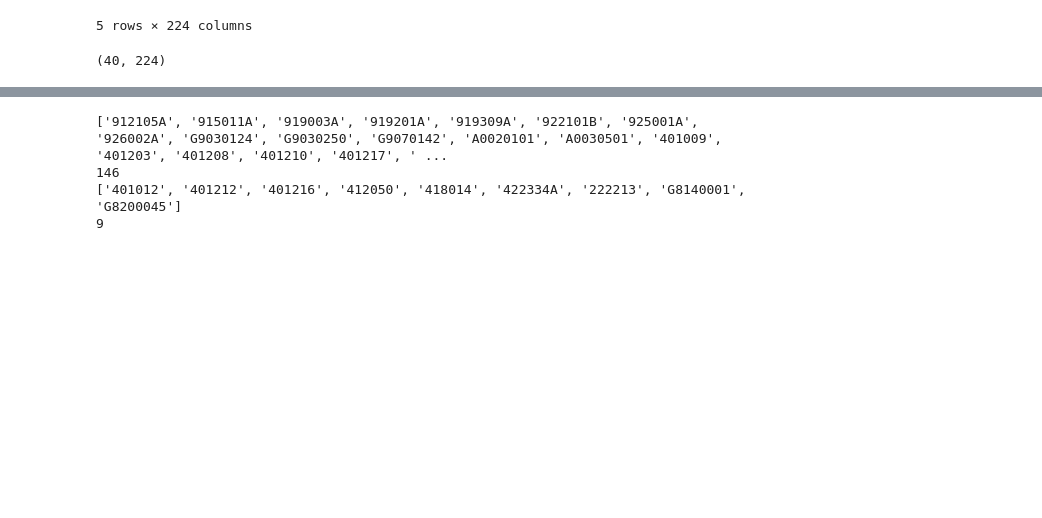
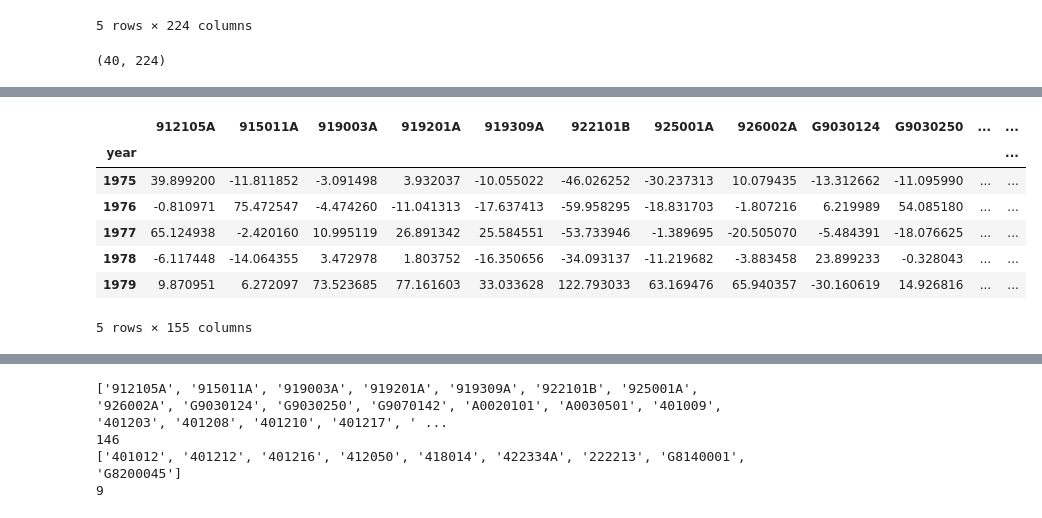
Before and after one commit to Sankalp-2820/Regional-Flood-Frequency-Analysis, a Jupyter notebook: CE6670_Project_Part_3.ipynb, the cells around one changed output, grey strips where cells are left out. Saved outputs shown, nothing was run; the diff lists cells and outputs as text; code cells hidden in the pictures; blank space fills up the shorter version.

```diff
--- a/CE6670_Project_Part_3.ipynb
+++ b/CE6670_Project_Part_3.ipynb
@@ -244,7 +261,3 @@ cols = ['912105A',
  '315450',
  '318076']
 cols
-# %%
-from scipy import signal
-for name in cols:
-  precipitation[name] = signal.detrend(precipitation[name], axis=0, type='linear', bp=0)
@@ -250,0 +278,28 @@ for name in cols:
+# %%
+for col in cols:
+  time_series = precipitation[col]
+  trendline_coefficients = np.polyfit(np.arange(len(time_series)), time_series, 1)
+  trendline = np.polyval(trendline_coefficients, np.arange(len(time_series)))
+  precipitation[col] = time_series - trendline
+
+
+# plt.figure(figsize=(10, 6))
+# plt.plot(np.arange(40),time_series, label='Original Time Series')
+# plt.plot(np.arange(40),trendline, label='Trendline', linestyle='--', color='red')
+# plt.plot(np.arange(40),detrended_time_series, label='Detrended Time Series')
+# plt.legend()
+# plt.xlabel('Time')
+# plt.ylabel('Value')
+# plt.title('Detrending a Time Series')
+# plt.show()
+# %%
+precipitation.head()
+# %% [output]
+|  | 912105A | 915011A | 919003A | 919201A | 919309A | 922101B | 925001A | 926002A | G9030124 | G9030250 | ... | ... |
+| year |  |  |  |  |  |  |  |  |  |  |  | ... |
+| 1975 | 39.899200 | -11.811852 | -3.091498 | 3.932037 | -10.055022 | -46.026252 | -30.237313 | 10.079435 | -13.312662 | -11.095990 | ... | ... |
+| 1976 | -0.810971 | 75.472547 | -4.474260 | -11.041313 | -17.637413 | -59.958295 | -18.831703 | -1.807216 | 6.219989 | 54.085180 | ... | ... |
+| 1977 | 65.124938 | -2.420160 | 10.995119 | 26.891342 | 25.584551 | -53.733946 | -1.389695 | -20.505070 | -5.484391 | -18.076625 | ... | ... |
+| 1978 | -6.117448 | -14.064355 | 3.472978 | 1.803752 | -16.350656 | -34.093137 | -11.219682 | -3.883458 | 23.899233 | -0.328043 | ... | ... |
+| 1979 | 9.870951 | 6.272097 | 73.523685 | 77.161603 | 33.033628 | 122.793033 | 63.169476 | 65.940357 | -30.160619 | 14.926816 | ... | ... |
+5 rows × 155 columns
```
Also changed, not shown: parts of 17 cells of this notebook, 3 other files.
